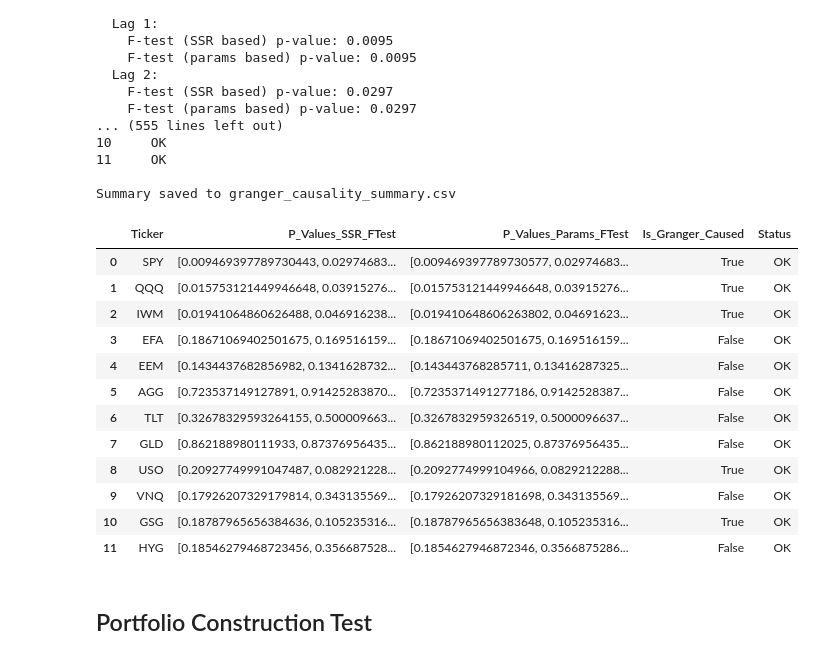
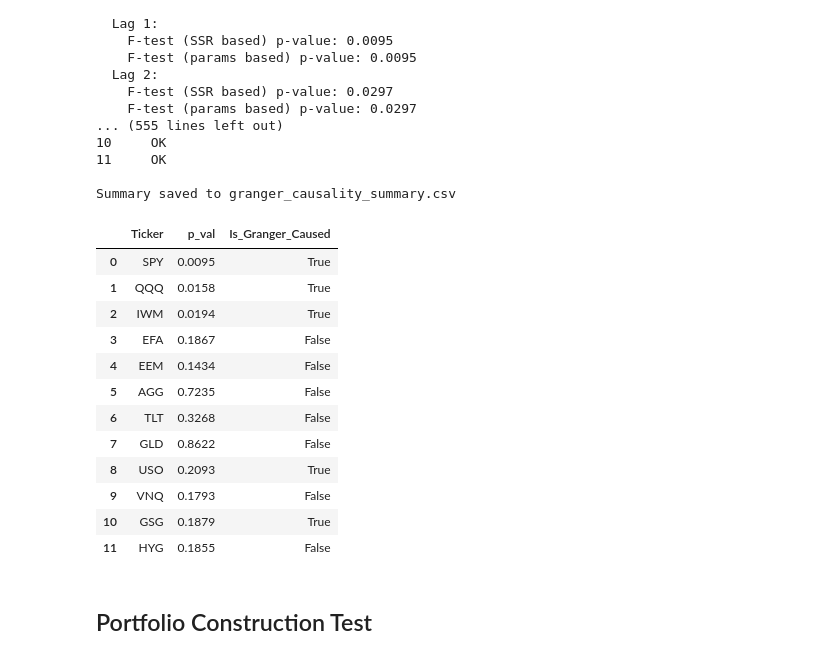
Before and after one commit to Kunj121/MacroFinance_HW2, a Jupyter notebook: project/regressions.ipynb, the cells around one changed output. Saved outputs shown, nothing was run; the diff lists cells and outputs as text; code cells hidden in the pictures.

```diff
--- a/project/regressions.ipynb
+++ b/project/regressions.ipynb
@@ -614,21 +630,22 @@ Results for SPY:
 
 Summary saved to granger_causality_summary.csv
 # %%
-granger_summary_df
+granger_summary_df['p_val'] = granger_summary_df['P_Values_SSR_FTest'].apply(lambda x: x[0])
+granger_summary_df[['Ticker', 'p_val', 'Is_Granger_Caused']]
 # %% [output]
-|  | Ticker | P_Values_SSR_FTest | P_Values_Params_FTest | Is_Granger_Caused | Status |
-| 0 | SPY | [0.009469397789730443, 0.02974683... | [0.009469397789730577, 0.02974683... | True | OK |
-| 1 | QQQ | [0.015753121449946648, 0.03915276... | [0.015753121449946648, 0.03915276... | True | OK |
-| 2 | IWM | [0.01941064860626488, 0.046916238... | [0.019410648606263802, 0.04691623... | True | OK |
-| 3 | EFA | [0.18671069402501675, 0.169516159... | [0.18671069402501675, 0.169516159... | False | OK |
-| 4 | EEM | [0.1434437682856982, 0.1341628732... | [0.143443768285711, 0.13416287325... | False | OK |
-| 5 | AGG | [0.723537149127891, 0.91425283870... | [0.7235371491277186, 0.9142528387... | False | OK |
-| 6 | TLT | [0.32678329593264155, 0.500009663... | [0.3267832959326519, 0.5000096637... | False | OK |
-| 7 | GLD | [0.862188980111933, 0.87376956435... | [0.862188980112025, 0.87376956435... | False | OK |
-| 8 | USO | [0.20927749991047487, 0.082921228... | [0.2092774999104966, 0.0829212288... | True | OK |
-| 9 | VNQ | [0.17926207329179814, 0.343135569... | [0.17926207329181698, 0.343135569... | False | OK |
-| 10 | GSG | [0.18787965656384636, 0.105235316... | [0.18787965656383648, 0.105235316... | True | OK |
-| 11 | HYG | [0.18546279468723456, 0.356687528... | [0.1854627946872346, 0.3566875286... | False | OK |
+|  | Ticker | p_val | Is_Granger_Caused |
+| 0 | SPY | 0.0095 | True |
+| 1 | QQQ | 0.0158 | True |
+| 2 | IWM | 0.0194 | True |
+| 3 | EFA | 0.1867 | False |
+| 4 | EEM | 0.1434 | False |
+| 5 | AGG | 0.7235 | False |
+| 6 | TLT | 0.3268 | False |
+| 7 | GLD | 0.8622 | False |
+| 8 | USO | 0.2093 | True |
+| 9 | VNQ | 0.1793 | False |
+| 10 | GSG | 0.1879 | True |
+| 11 | HYG | 0.1855 | False |
 # %% [markdown]
 ## Portfolio Construction Test
 # %%
```
Also changed, not shown: parts of 17 cells of this notebook, 4 other files.
